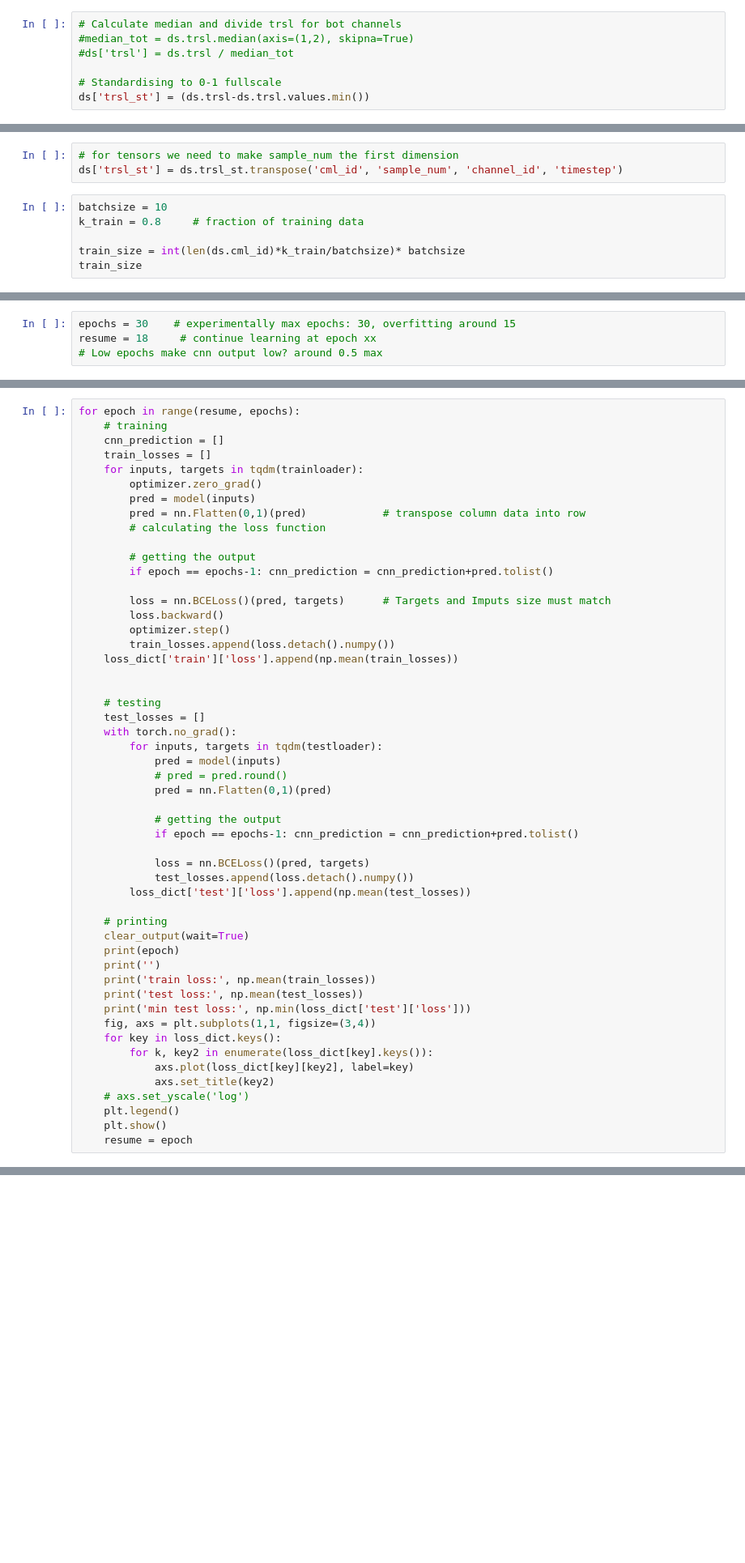
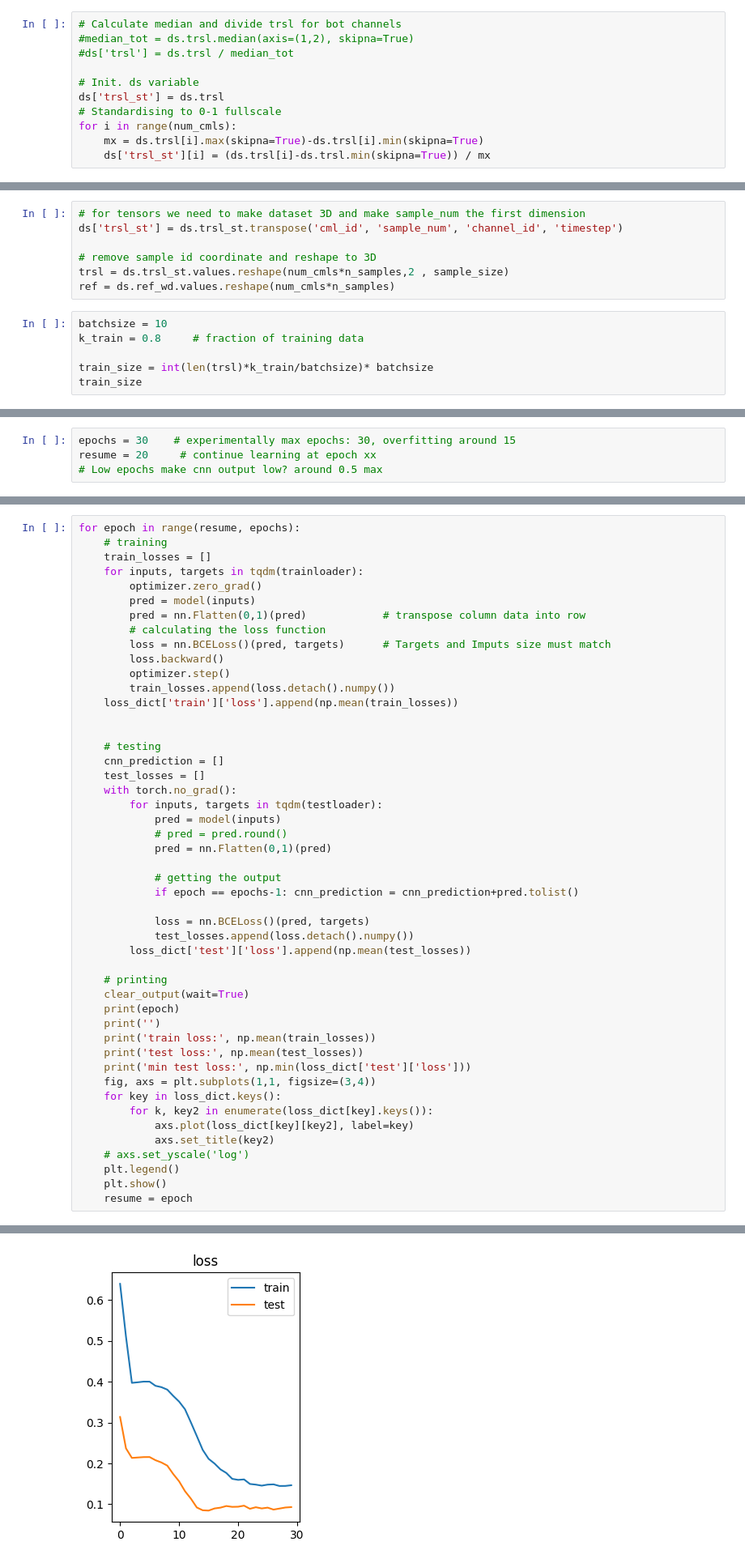
Before and after one commit to xkalet07/cml_wd_telcosense, a Jupyter notebook: 02_train_full_dataset.ipynb, the cells around one changed output, grey strips where cells are left out. Shown at 81% size. Cells and saved outputs as stored; diff of their text form; blank space fills up the shorter version.

Commit message:
working on training cnn on 20 cmls

```diff
--- a/02_train_full_dataset.ipynb
+++ b/02_train_full_dataset.ipynb
@@ -195,5 +189,9 @@ Method: divide all trsl points with the median value for specified channell
 #median_tot = ds.trsl.median(axis=(1,2), skipna=True)
 #ds['trsl'] = ds.trsl / median_tot
 
+# Init. ds variable
+ds['trsl_st'] = ds.trsl
 # Standardising to 0-1 fullscale
-ds['trsl_st'] = (ds.trsl-ds.trsl.values.min())
+for i in range(num_cmls):
+    mx = ds.trsl[i].max(skipna=True)-ds.trsl[i].min(skipna=True)
+    ds['trsl_st'][i] = (ds.trsl[i]-ds.trsl.min(skipna=True)) / mx
@@ -218,11 +201,15 @@ Data variables:
 https://github.com/jpolz/cml_wd_pytorch/blob/main/wd_pytorch/train_cnn.ipynb [2]
 # %%
-# for tensors we need to make sample_num the first dimension
+# for tensors we need to make dataset 3D and make sample_num the first dimension
 ds['trsl_st'] = ds.trsl_st.transpose('cml_id', 'sample_num', 'channel_id', 'timestep')
+
+# remove sample id coordinate and reshape to 3D
+trsl = ds.trsl_st.values.reshape(num_cmls*n_samples,2 , sample_size)
+ref = ds.ref_wd.values.reshape(num_cmls*n_samples)
 # %%
 batchsize = 10
 k_train = 0.8     # fraction of training data
 
-train_size = int(len(ds.cml_id)*k_train/batchsize)* batchsize
+train_size = int(len(trsl)*k_train/batchsize)* batchsize
 train_size
 # %% [output]
@@ -284,7 +246,7 @@ optimizer = torch.optim.AdamW(model.parameters(), lr=0.0001)
 # try lower training rate and no dropout
 # %%
 epochs = 30    # experimentally max epochs: 30, overfitting around 15
-resume = 18     # continue learning at epoch xx
+resume = 20     # continue learning at epoch xx
 # Low epochs make cnn output low? around 0.5 max
 # %%
 if resume == 0:
@@ -296,17 +258,12 @@ if resume == 0:
 # %%
 for epoch in range(resume, epochs):
     # training
-    cnn_prediction = []
     train_losses = []
     for inputs, targets in tqdm(trainloader):
         optimizer.zero_grad()
         pred = model(inputs)
         pred = nn.Flatten(0,1)(pred)            # transpose column data into row
         # calculating the loss function
-
-        # getting the output
-        if epoch == epochs-1: cnn_prediction = cnn_prediction+pred.tolist()
-
         loss = nn.BCELoss()(pred, targets)      # Targets and Imputs size must match
         loss.backward()
         optimizer.step()
@@ -315,6 +272,7 @@ for epoch in range(resume, epochs):
 
 
     # testing
+    cnn_prediction = []
     test_losses = []
     with torch.no_grad():
         for inputs, targets in tqdm(testloader):
@@ -350,3 +312,4 @@ NameError: name 'loss_dict' is not defined
+[figure, added]
 # %% [markdown]
 ## Data validation
 prediction output, confusion matrix, MCC...
```
Also changed, not shown: parts of 17 cells of this notebook.
